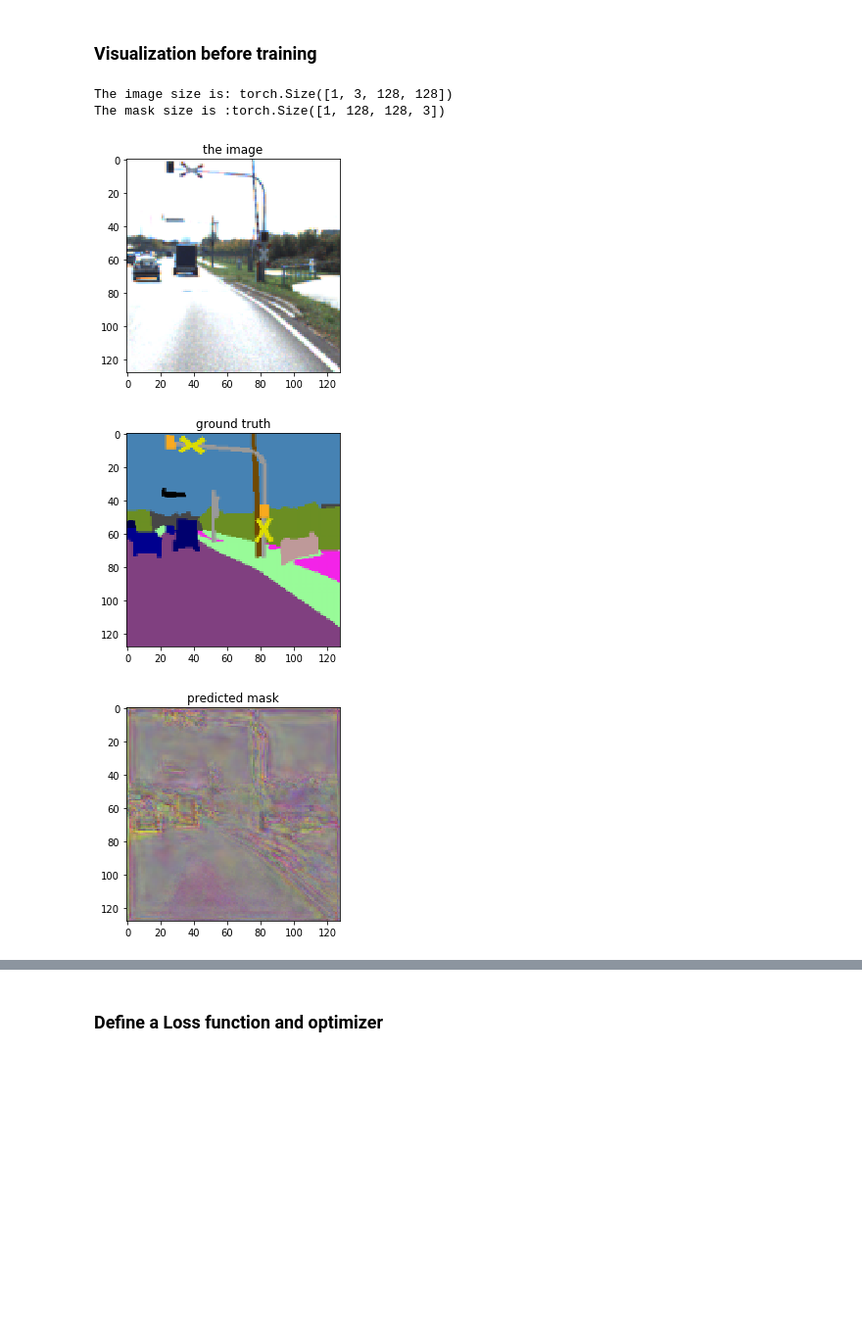
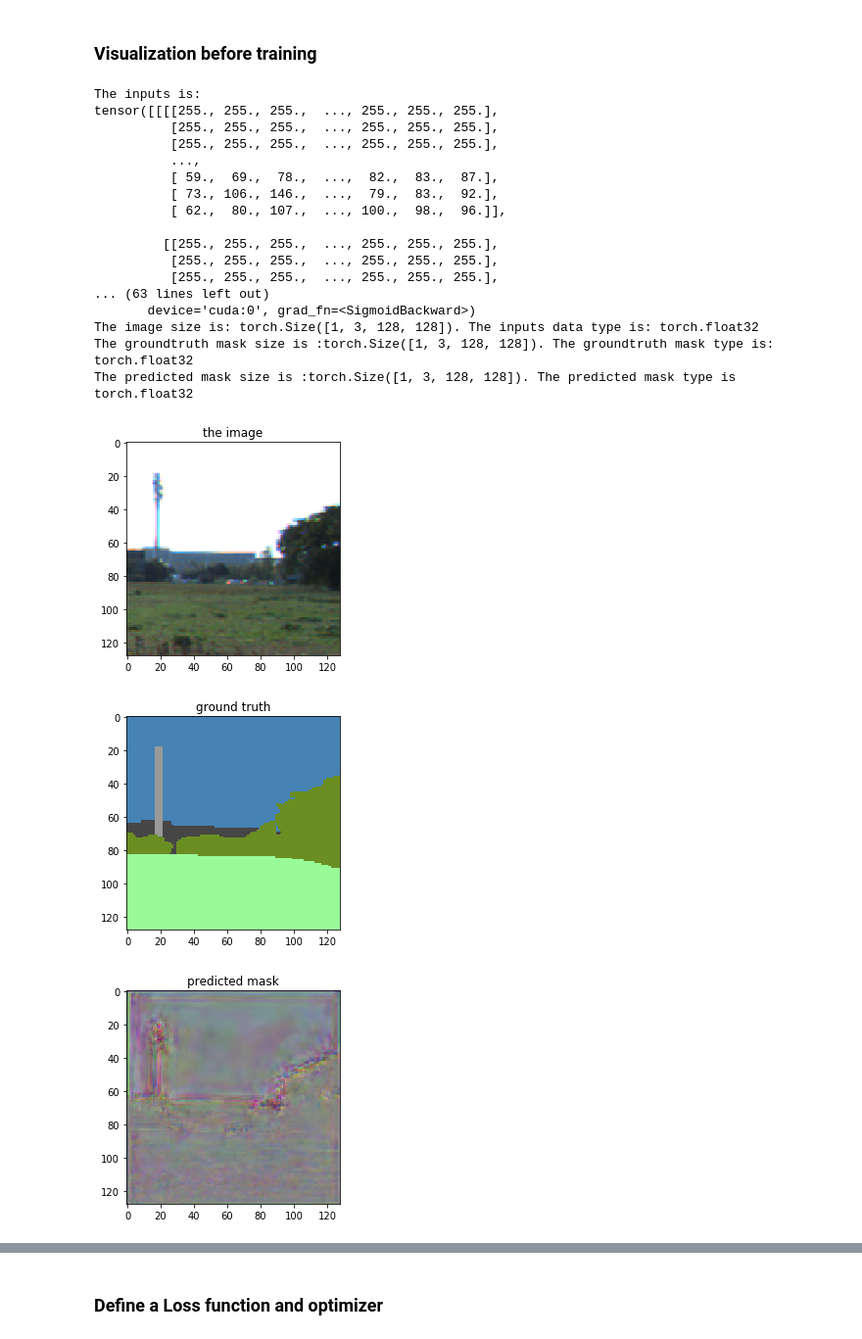
Before and after one commit to xysong1201/MRIImage_segmentation, a Jupyter notebook: Unet.ipynb, the cells around one changed output, grey strips where cells are left out. Shown at 98% size. Saved outputs shown, nothing was run; the diff lists cells and outputs as text; code cells hidden in the pictures; blank space fills up the shorter version.

```diff
--- a/Unet.ipynb
+++ b/Unet.ipynb
@@ -254,5 +250,5 @@ show_semantic(**composed_sample)
 # %%
-composed = transforms.Compose([Rescale(256),RandomCrop(128), ToTensor()])
+composed = transforms.Compose([RandomCrop(128), ToTensor()])
 transformed_dataset = TrainDataset(train_dir=train, semantic_dir =train_mask, transform = composed)
 # %%
 # Test the transformed dataset, visualize of the size of the transformed dataset.
@@ -301,8 +285,10 @@ def show_semantic_batch(sample_batched):
     im_size = images_batch.size(2)
 
     grid = utils.make_grid(images_batch)
-    plt.figure(figsize=(18, 3))
+    grid_semantic = utils.make_grid(semantic_batch)
     plt.imshow(grid.numpy().transpose((1,2,0)))
+    plt.pause(0.5)
+    plt.imshow(grid_semantic.numpy().transpose((1,2,0)))
 # %%
 for i_batch, sample_batched in enumerate(dataloader):
     print(i_batch, sample_batched['image'].size(), sample_batched['semantic'].size())
@@ -491,2 +519,2 @@ torch.Size([64, 3, 3, 3])
 # %%
-unet = unet.cuda()
+unet = unet.to(device)
@@ -492,0 +527,7 @@ unet = unet.cuda()
+# %%
+inputs = torch.randn(1, 3, 128, 128).to(device)
+print(inputs.dtype)
+outputs = unet(inputs)
+print(outputs.shape)
+print(outputs.dtype)
+print(outputs)
@@ -494,39 +553,67 @@ unet = unet.cuda()
 ### Visualization before training
 # %%
 for i_batch, sample_batched in enumerate(dataloader):
+
+    # Prepare the data
     inputs, labels = sample_batched['image'], sample_batched['semantic']
-    outputs = unet(inputs.cuda())
+    inputs_float = inputs.type(torch.FloatTensor)
+    labels_float = labels.type(torch.FloatTensor)/255
 
-    print("The image size is: "+ str(inputs.size()))
-    print("The mask size is :"+ str(labels.size()))
+    print("The inputs is: ")
+    print(inputs_float)
 
-    image_in = inputs.detach().squeeze().permute(1,2,0)
-    image_mask = labels.detach().squeeze()
-    image_out = outputs.detach().squeeze()
+    print('\n The groundtruth label is: ')
+    print(labels_float)
+
+    outputs = unet(inputs_float.cuda())
+    print("\n The output is: ")
+    print(outputs.dtype)
+    print(outputs)
+
+    print("The image size is: "+ str(inputs_float.size()) + ". The inputs data type is: " + str(inputs_float.dtype))
+    print("The groundtruth mask size is :"+ str(labels.size()) + ". The groundtruth mask type is: " + str(labels_float.dtype))
+    print("The predicted mask size is :" +str(outputs.size()) + ". The predicted mask type is " + str(outputs.dtype))
 
 
-    plt.imshow(image_in)
+    #Visualisaton
+    image_in = inputs_float.detach().squeeze().permute(1,2,0)
+    image_mask = labels_float.detach().squeeze().permute(1,2,0)
+    image_out = outputs.detach().squeeze().permute(1,2,0)
+
+#
+    plt.imshow(image_in.type(torch.ByteTensor))
     plt.title("the image")
     plt.pause(1)
 
     plt.imshow(image_mask)
     plt.title("ground truth")
     plt.pause(1)
 
-    plt.imshow(image_out.permute(1, 2, 0))
+    plt.imshow(image_out)
     plt.title("predicted mask")
     plt.pause(1)
-
-    print("The network output size is: " + str(outputs.size()))
-    print("After squeeze the size is: " + str(image_out.size()))
-    print("After changing the tensor to narray, the image size is: " + str(image_out.permute(1, 2, 0).size()))
 
     if i_batch == 0:
 
         break
 # %% [output]
-The image size is: torch.Size([1, 3, 128, 128])
-The mask size is :torch.Size([1, 128, 128, 3])
+The inputs is:
+tensor([[[[255., 255., 255.,  ..., 255., 255., 255.],
+          [255., 255., 255.,  ..., 255., 255., 255.],
+          [255., 255., 255.,  ..., 255., 255., 255.],
+          ...,
+          [ 59.,  69.,  78.,  ...,  82.,  83.,  87.],
+          [ 73., 106., 146.,  ...,  79.,  83.,  92.],
+          [ 62.,  80., 107.,  ..., 100.,  98.,  96.]],
+
+         [[255., 255., 255.,  ..., 255., 255., 255.],
+          [255., 255., 255.,  ..., 255., 255., 255.],
+          [255., 255., 255.,  ..., 255., 255., 255.],
+... (63 lines left out)
+       device='cuda:0', grad_fn=<SigmoidBackward>)
+The image size is: torch.Size([1, 3, 128, 128]). The inputs data type is: torch.float32
+The groundtruth mask size is :torch.Size([1, 3, 128, 128]). The groundtruth mask type is: torch.float32
+The predicted mask size is :torch.Size([1, 3, 128, 128]). The predicted mask type is torch.float32
-[figure, old version]
+[figure, new version]
-[figure, old version]
+[figure, new version]
-[figure, old version]
+[figure, new version]
```
Also changed, not shown: parts of 25 cells of this notebook.
